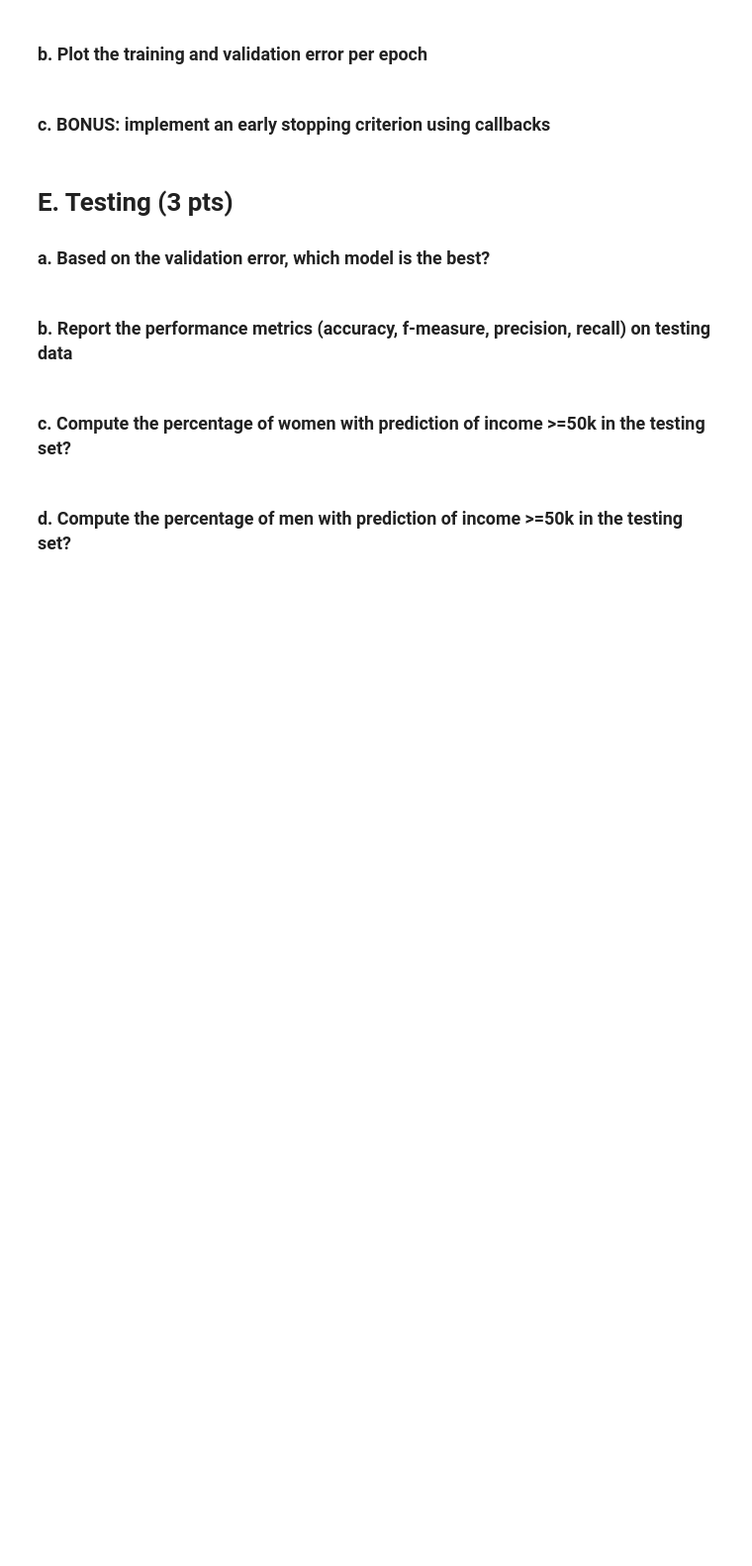
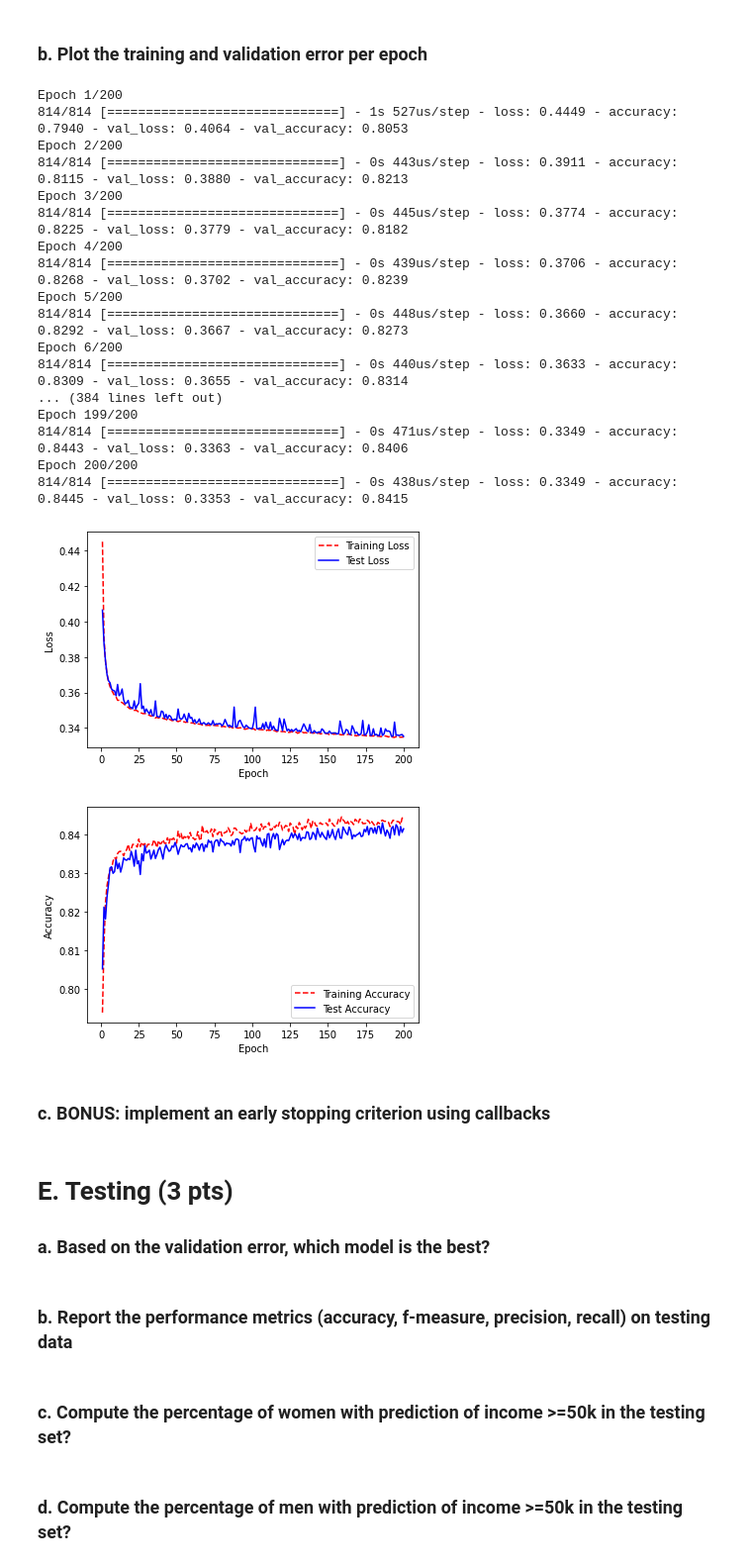
Before and after one commit to mhk51/EECE-490-Assignments, a Jupyter notebook: Assignment 2/asst2.ipynb, the cells around one changed output. Shown: that part at 99% size. Drawn from its saved outputs; the diff is of its cells as text; code cells hidden in the pictures; blank space fills up the shorter version.

```diff
--- a/Assignment 2/asst2.ipynb
+++ b/Assignment 2/asst2.ipynb
@@ -101,7 +101,7 @@ X = df[columns[:-1]]
 y = df["Income"]
 
 
-X_train, X_test, y_train, y_test = train_test_split(X,y,test_size= 0.2)
+X_train, X_test, y_train, y_test = train_test_split(X,y,test_size= 0.2,stratify=y)
 # %% [markdown]
 ### 5. Transform categorical data into numerical using one-hot encoding.
 # %%
@@ -186,2 +170,19 @@ print(best_CV_score)
 # %% [markdown]
 #### b. Finetune your model through a 5-fold cross validation
+# %%
+LRparam_grid = {
+    'C': [0.001, 0.01, 0.1],
+    "fit_intercept": [True, False],
+    'solver': ['newton-cg', 'lbfgs', 'liblinear', 'sag', 'saga']
+}
+LR_search = GridSearchCV(estimator=LR, param_grid=LRparam_grid, cv=5)
+
+# fitting the model for grid search
+LR_search.fit(X_test , y_test)
+LR_search_score = LR_search.best_score_
+LR_search_param = LR_search.best_params_
+# summarize
+print(LR_search_score)
+print(LR_search_param)
+
+# print(lr.get_params())
@@ -191,5 +236,52 @@ print(best_CV_score)
 # %% [markdown]
 ### b. Plot the training and validation error per epoch
+# %%
+h_callback = model.fit(X_train, y_train, epochs = 200,validation_data=(X_test, y_test))
+
+
+training_loss = h_callback.history['loss']
+test_loss = h_callback.history['val_loss']
+training_acc = h_callback.history['accuracy']
+test_acc = h_callback.history['val_accuracy']
+
+# Create count of the number of epochs
+epoch_count = range(1, len(training_loss) + 1)
+
+plt.plot(epoch_count, training_loss, 'r--')
+plt.plot(epoch_count, test_loss, 'b-')
+plt.legend(['Training Loss', 'Test Loss'])
+plt.xlabel('Epoch')
+plt.ylabel('Loss')
+plt.show()
+
+
+
+plt.plot(epoch_count, training_acc, 'r--')
+plt.plot(epoch_count, test_acc, 'b-')
+plt.legend(['Training Accuracy', 'Test Accuracy'])
+plt.xlabel('Epoch')
+plt.ylabel('Accuracy')
+plt.show()
+# %% [output]
+Epoch 1/200
+814/814 [==============================] - 1s 527us/step - loss: 0.4449 - accuracy: 0.7940 - val_loss: 0.4064 - val_accuracy: 0.8053
+Epoch 2/200
+814/814 [==============================] - 0s 443us/step - loss: 0.3911 - accuracy: 0.8115 - val_loss: 0.3880 - val_accuracy: 0.8213
+Epoch 3/200
+814/814 [==============================] - 0s 445us/step - loss: 0.3774 - accuracy: 0.8225 - val_loss: 0.3779 - val_accuracy: 0.8182
+Epoch 4/200
+814/814 [==============================] - 0s 439us/step - loss: 0.3706 - accuracy: 0.8268 - val_loss: 0.3702 - val_accuracy: 0.8239
+Epoch 5/200
+814/814 [==============================] - 0s 448us/step - loss: 0.3660 - accuracy: 0.8292 - val_loss: 0.3667 - val_accuracy: 0.8273
+Epoch 6/200
+814/814 [==============================] - 0s 440us/step - loss: 0.3633 - accuracy: 0.8309 - val_loss: 0.3655 - val_accuracy: 0.8314
+... (384 lines left out)
+Epoch 199/200
+814/814 [==============================] - 0s 471us/step - loss: 0.3349 - accuracy: 0.8443 - val_loss: 0.3363 - val_accuracy: 0.8406
+Epoch 200/200
+814/814 [==============================] - 0s 438us/step - loss: 0.3349 - accuracy: 0.8445 - val_loss: 0.3353 - val_accuracy: 0.8415
+[figure, added]
+[figure, added]
 # %% [markdown]
 ### c. BONUS: implement an early stopping criterion using callbacks
 # %% [markdown]
```
Also changed, not shown: parts of 8 cells of this notebook.
